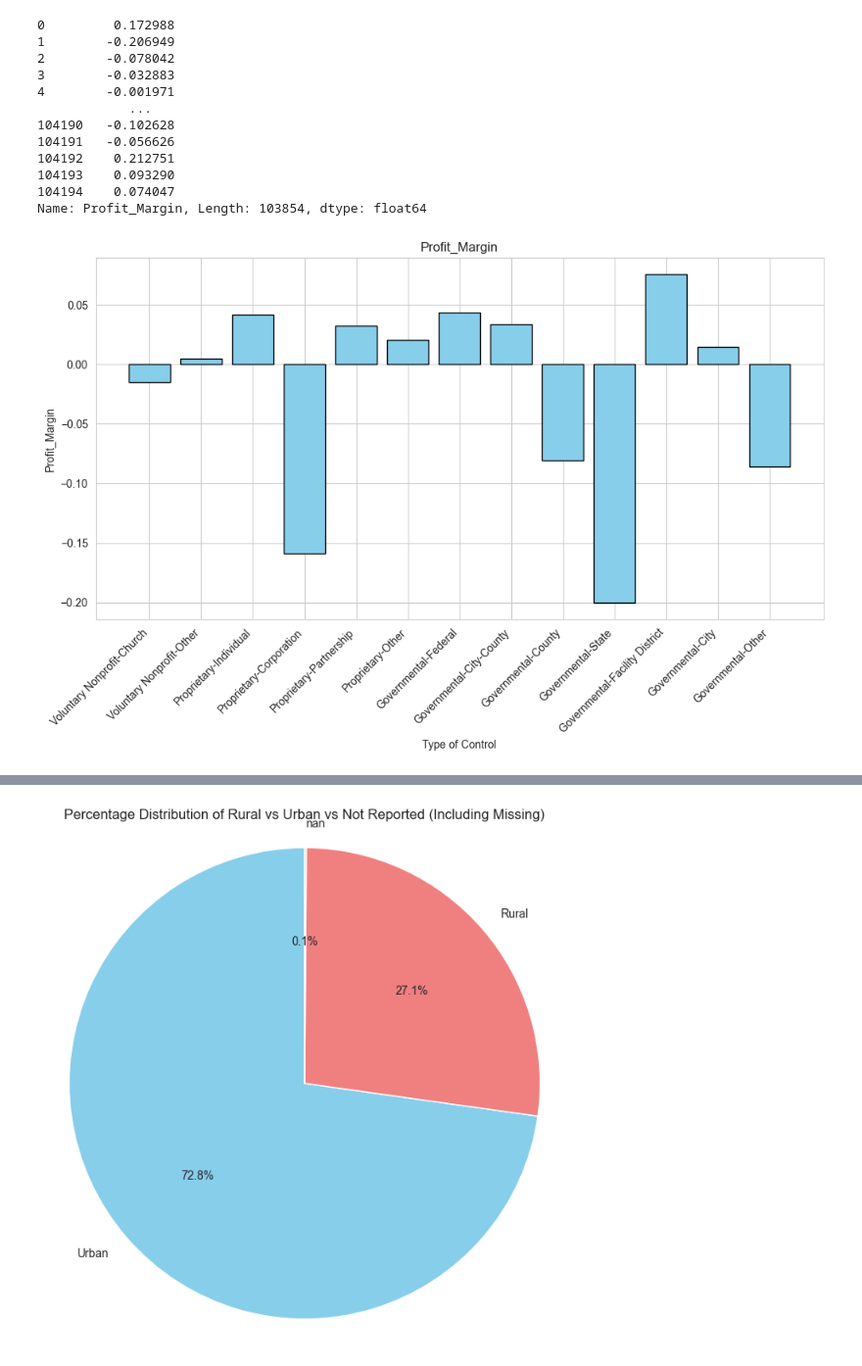
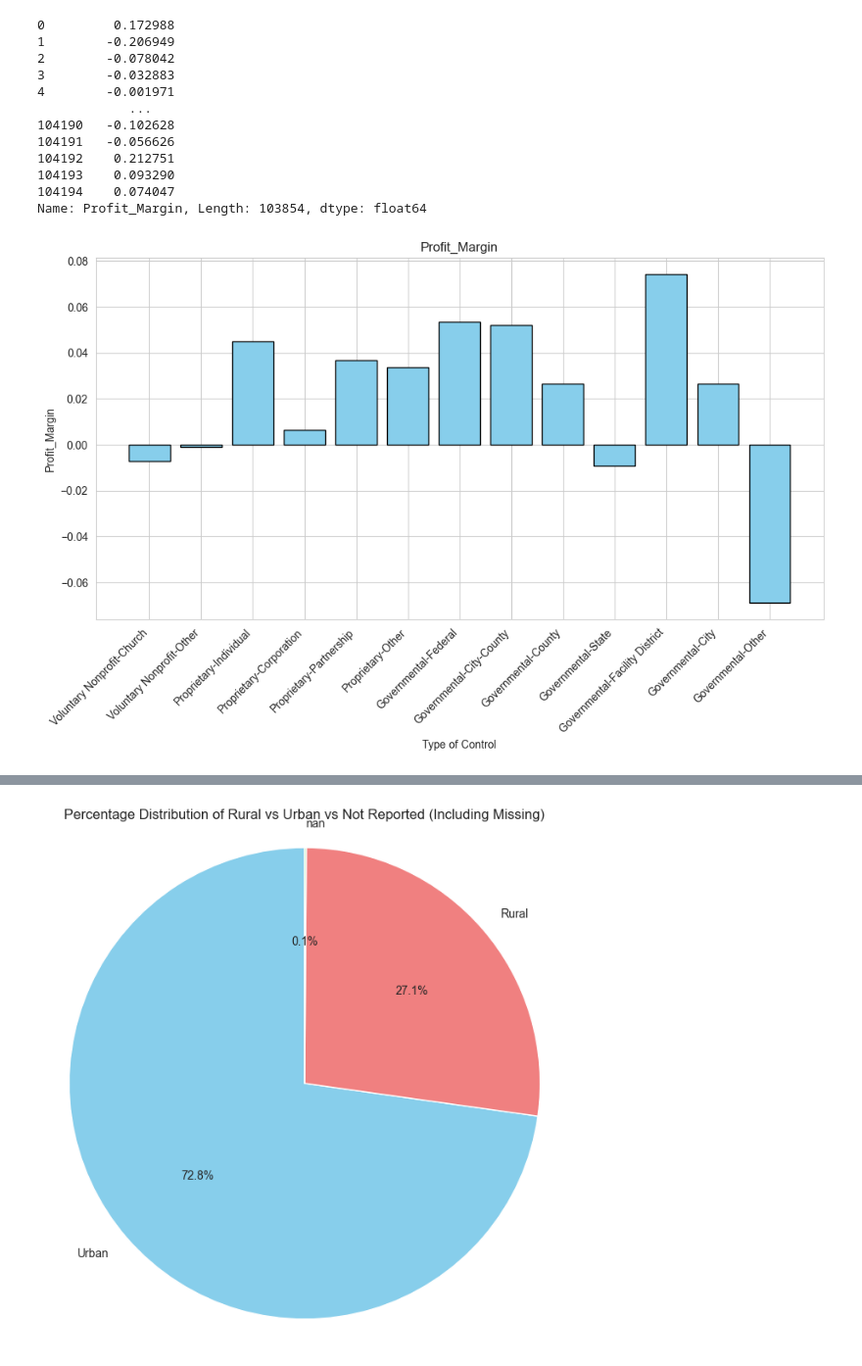
Before and after one commit to lhperreault/Invest_in_retirement_homes-, a Jupyter notebook: Data_Summaries_Cost.ipynb, the cells around one changed output, grey strips where cells are left out. Shown at 98% size. Saved outputs shown, nothing was run; the diff lists cells and outputs as text; code cells hidden in the pictures.

```diff
--- a/Data_Summaries_Cost.ipynb
+++ b/Data_Summaries_Cost.ipynb
@@ -1023,21 +1023,21 @@ df['Profit_Margin']
 Name: Profit_Margin, Length: 103854, dtype: float64
 # %%
 # Compute the average cash on hand per type of control
-average_cash = df.groupby('Type_of_Control')['Profit_Margin'].mean()
+average_cash = df.groupby('Type_of_Control')['Profit_Margin'].median()
 
 # Mapping numbers to labels for better readability
 labels = [control_labels[key] for key in average_cash.index]
 
 # Plot bar chart
 plt.figure(figsize=(12, 6))
 plt.bar(labels, average_cash, color='skyblue', edgecolor='black')
 plt.xlabel("Type of Control")
 plt.ylabel("Profit_Margin")
 plt.title('Profit_Margin')
 plt.xticks(rotation=45, ha='right')
 plt.show()
 # %% [output]
-[figure, old version]
+[figure, new version]
 # %%
 df
 # %% [output]
```
Also changed, not shown: parts of 22 cells of this notebook.
